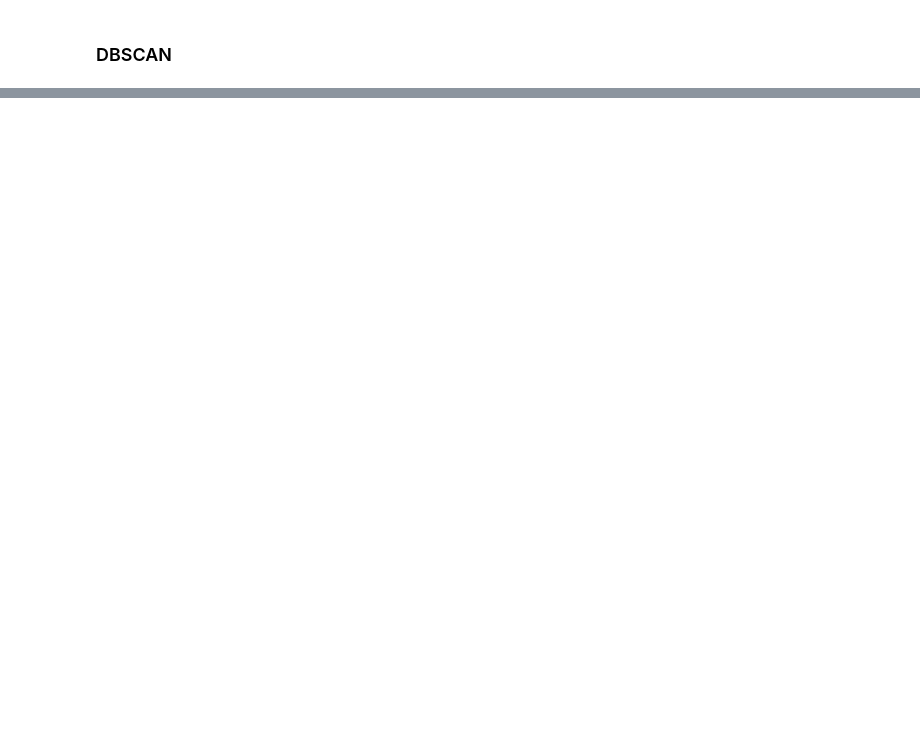
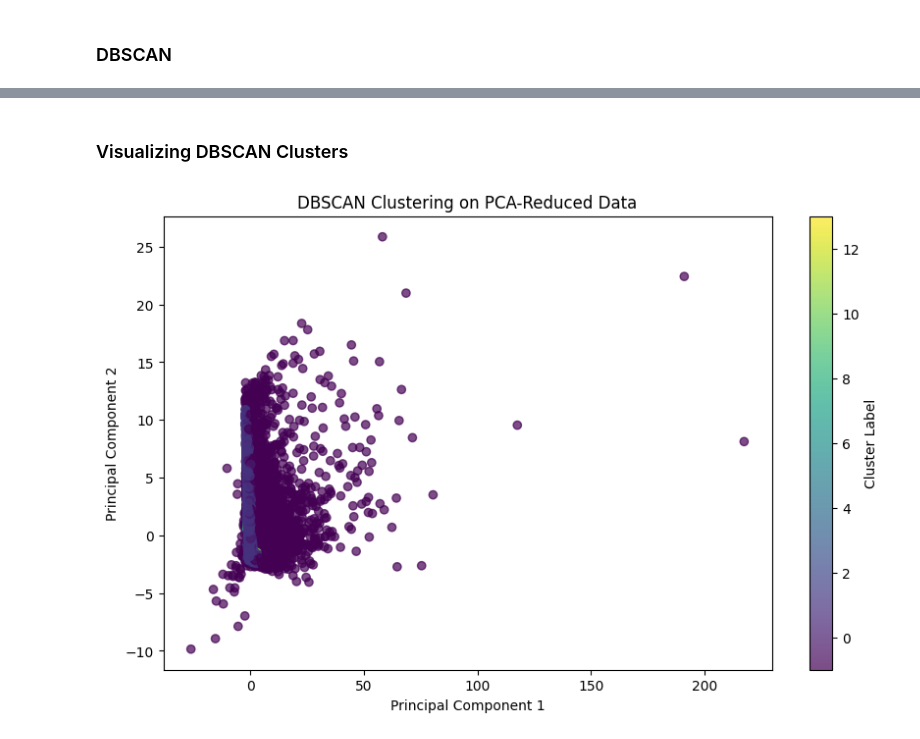
Before and after one commit to AkhilaAnnireddy/Machine_learning_project, a Jupyter notebook: Models/clustering_model_impl.ipynb, the cells around one changed output, grey strips where cells are left out. Saved outputs shown, nothing was run; the diff lists cells and outputs as text; code cells hidden in the pictures; blank space fills up the shorter version.

```diff
--- a/Models/clustering_model_impl.ipynb
+++ b/Models/clustering_model_impl.ipynb
@@ -362,0 +318,8 @@ NameError: name 'user_data_pca_sample' is not defined
+# %%
+eps_value = 0.5
+min_samples_value = 2 * X.shape[1]
+dbscan = DBSCAN(eps=eps_value, min_samples=min_samples_value, metric="euclidean")
+user_data_pca["cluster"] = dbscan.fit_predict(X)
+print("Cluster counts:\n", user_data_pca["cluster"].value_counts())
+num_outliers = (user_data_pca["cluster"] == -1).sum()
+print(f"Number of outliers detected: {num_outliers}")
@@ -362,0 +350,12 @@ NameError: name 'user_data_pca_sample' is not defined
+# %% [markdown]
+###  Visualizing DBSCAN Clusters
+# %%
+plt.figure(figsize=(10, 6))
+plt.scatter(user_data_pca.iloc[:, 0], user_data_pca.iloc[:, 1], c=user_data_pca["cluster"], cmap="viridis", alpha=0.7)
+plt.xlabel("Principal Component 1")
+plt.ylabel("Principal Component 2")
+plt.title("DBSCAN Clustering on PCA-Reduced Data")
+plt.colorbar(label="Cluster Label")
+plt.show()
+# %% [output]
+[figure, added]
```
Also changed, not shown: parts of 18 cells of this notebook, 3 other files.
